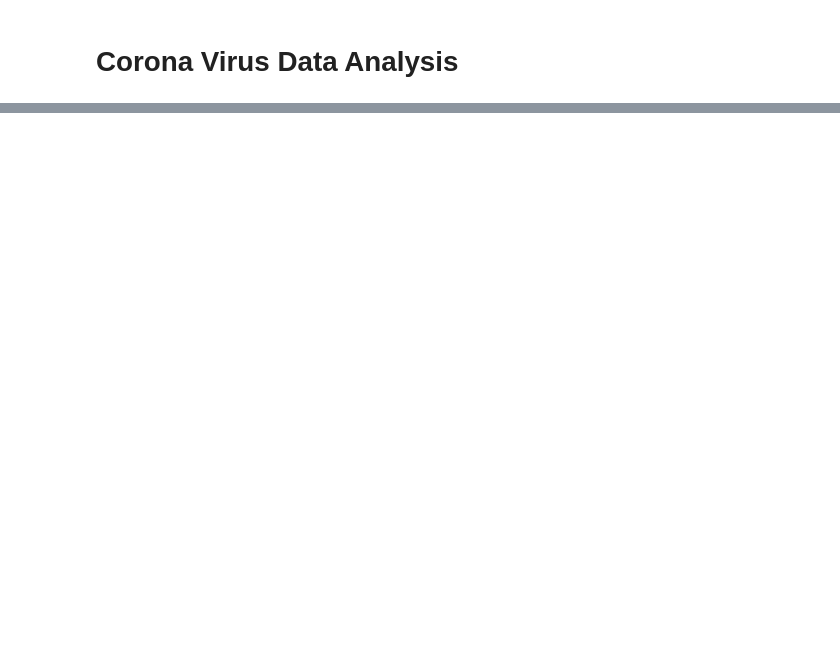
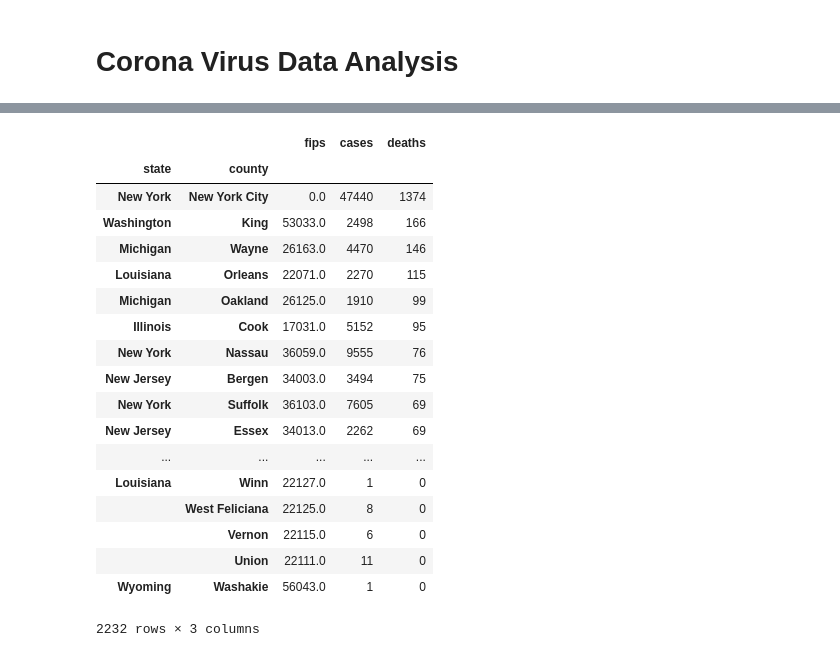
Before and after one commit to freefrancisco/covidanalysis, a Jupyter notebook: CovidAnalysis.ipynb, the cells around one changed output, grey strips where cells are left out. Cells and saved outputs as stored; diff of their text form; code cells hidden in the pictures; blank space fills up the shorter version.

```diff
--- a/CovidAnalysis.ipynb
+++ b/CovidAnalysis.ipynb
@@ -128,0 +206,24 @@ days to doubling: 3.32
+# %%
+# counties with the most deaths today
+today = rawData.tail(1).date.values[0]
+rawData[rawData.date == today].groupby(['state', 'county']).sum().sort_values('deaths', ascending=False)
+# %% [output]
+|  |  | fips | cases | deaths |
+| state | county |  |  |  |
+| New York | New York City | 0.0 | 47440 | 1374 |
+| Washington | King | 53033.0 | 2498 | 166 |
+| Michigan | Wayne | 26163.0 | 4470 | 146 |
+| Louisiana | Orleans | 22071.0 | 2270 | 115 |
+| Michigan | Oakland | 26125.0 | 1910 | 99 |
+| Illinois | Cook | 17031.0 | 5152 | 95 |
+| New York | Nassau | 36059.0 | 9555 | 76 |
+| New Jersey | Bergen | 34003.0 | 3494 | 75 |
+| New York | Suffolk | 36103.0 | 7605 | 69 |
+| New Jersey | Essex | 34013.0 | 2262 | 69 |
+| ... | ... | ... | ... | ... |
+| Louisiana | Winn | 22127.0 | 1 | 0 |
+|  | West Feliciana | 22125.0 | 8 | 0 |
+|  | Vernon | 22115.0 | 6 | 0 |
+|  | Union | 22111.0 | 11 | 0 |
+| Wyoming | Washakie | 56043.0 | 1 | 0 |
+2232 rows × 3 columns
```
Also changed, not shown: parts of 10 cells of this notebook, 1 other file.
